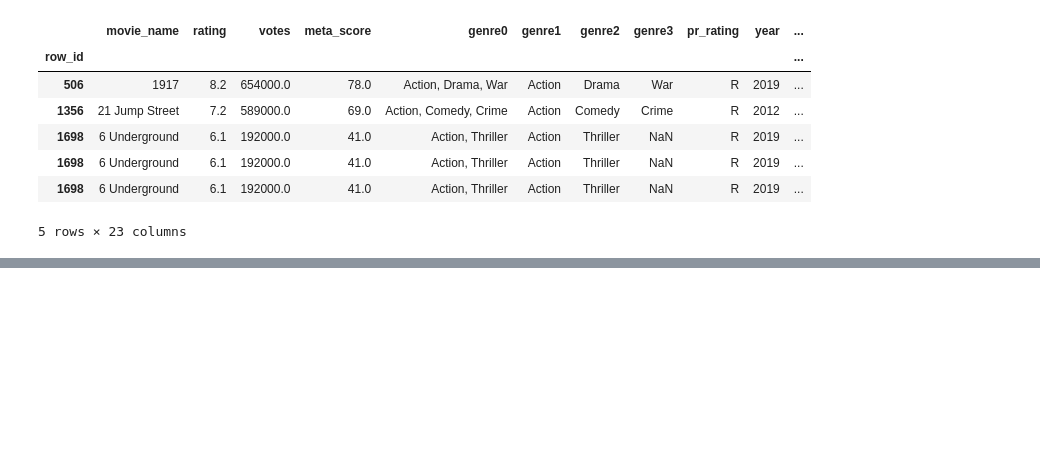
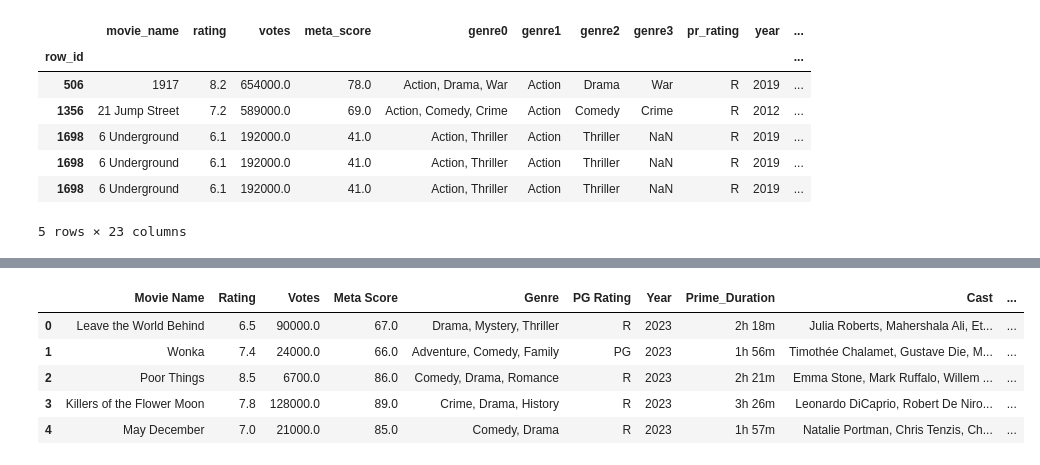
Before and after one commit to mopfun/Project_4_Grp_1, a Jupyter notebook: main.ipynb, the cells around one changed output, grey strips where cells are left out. Saved outputs shown, nothing was run; the diff lists cells and outputs as text; code cells hidden in the pictures; blank space fills up the shorter version.

```diff
--- a/main.ipynb
+++ b/main.ipynb
@@ -101,0 +149,31 @@ combo_df.head()
+# %%
+# convert the duration column into decimal format
+def duration_to_decimal(x):
+    try:
+        # Default values
+        hours = 0
+        minutes = 0
+
+        # Only parse if value is a string
+        if isinstance(x, str):
+            if 'h' in x:
+                hours = int(x.split('h')[0].strip())
+            if 'm' in x:
+                minutes = int(x.split('h')[1].split('m')[0].strip()) if 'h' in x else int(x.split('m')[0].strip())
+
+        return round(hours + minutes / 60, 4)
+    except Exception as e:
+        return None  # Or np.nan
+
+imdb_df['Duration'] = imdb_df['Prime_Duration'].apply(duration_to_decimal)
+imdb_df.head()
+
+# save df into a csv fiile
+# imdb_df.to_csv('updated_imdb_data.csv', index=False)
+# %% [output]
+|  | Movie Name | Rating | Votes | Meta Score | Genre | PG Rating | Year | Prime_Duration | Cast | ... |
+| 0 | Leave the World Behind | 6.5 | 90000.0 | 67.0 | Drama, Mystery, Thriller | R | 2023 | 2h 18m | Julia Roberts, Mahershala Ali, Et... | ... |
+| 1 | Wonka | 7.4 | 24000.0 | 66.0 | Adventure, Comedy, Family | PG | 2023 | 1h 56m | Timothée Chalamet, Gustave Die, M... | ... |
+| 2 | Poor Things | 8.5 | 6700.0 | 86.0 | Comedy, Drama, Romance | R | 2023 | 2h 21m | Emma Stone, Mark Ruffalo, Willem ... | ... |
+| 3 | Killers of the Flower Moon | 7.8 | 128000.0 | 89.0 | Crime, Drama, History | R | 2023 | 3h 26m | Leonardo DiCaprio, Robert De Niro... | ... |
+| 4 | May December | 7.0 | 21000.0 | 85.0 | Comedy, Drama | R | 2023 | 1h 57m | Natalie Portman, Chris Tenzis, Ch... | ... |
```
Also changed, not shown: parts of 10 cells of this notebook, 4 other files.
